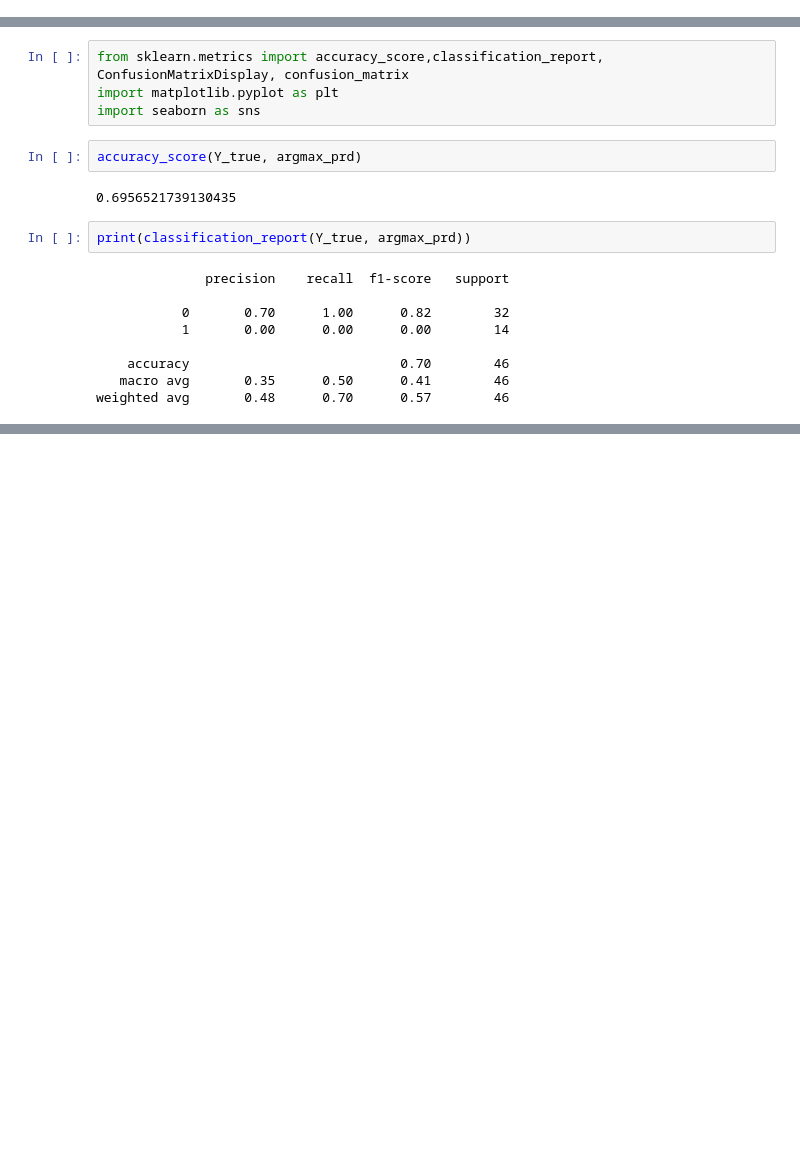
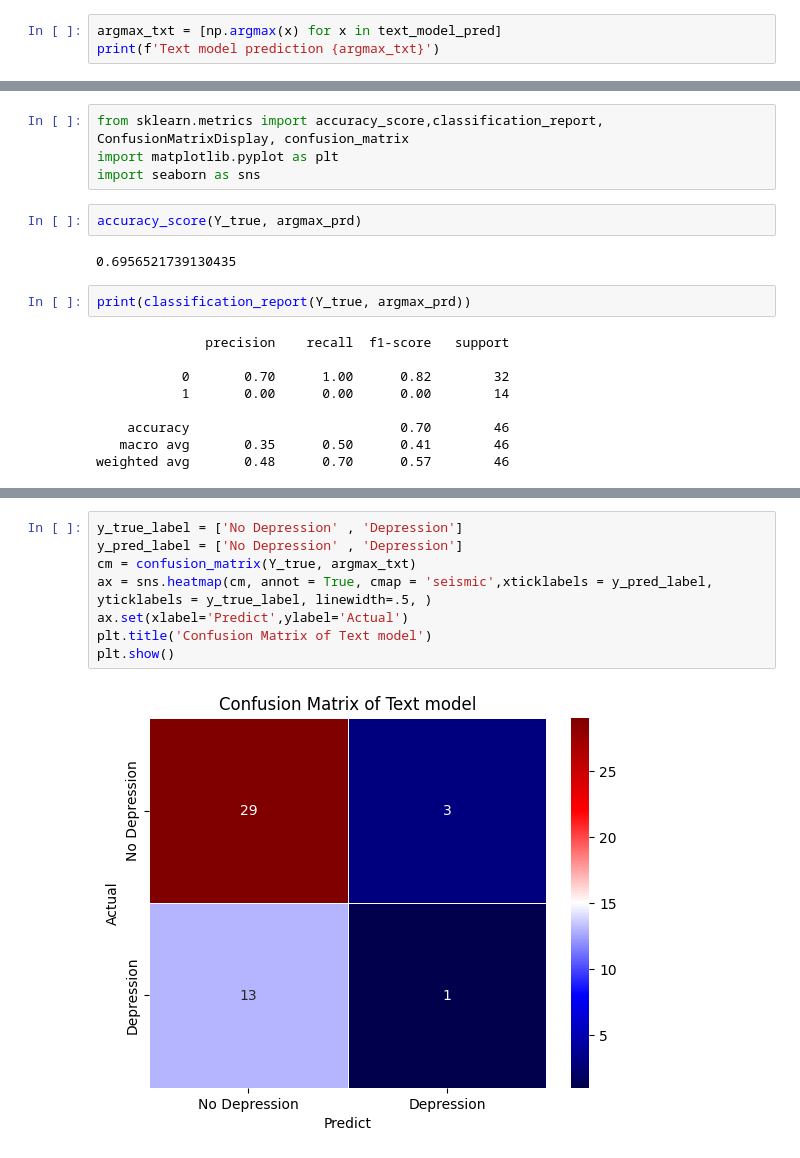
Before and after one commit to pongsapaks/Detection-depression, a Jupyter notebook: Fusion_network.ipynb, the cells around one changed output, grey strips where cells are left out. Cells and saved outputs as stored; diff of their text form; blank space fills up the shorter version.

```diff
--- a/Fusion_network.ipynb
+++ b/Fusion_network.ipynb
@@ -65,3 +70,6 @@ array([[9.41519900e-01, 1.19006618e-21],
        [2.67794850e-01, 1.35770992e-20],
        [8.00087750e-01, 4.39144811e-21],
        [9.78736900e-01, 4.36526915e-22]])
+# %%
+argmax_txt = [np.argmax(x) for x in text_model_pred]
+print(f'Text model prediction {argmax_txt}')
@@ -114,0 +129,10 @@ plt.show()
+# %%
+y_true_label = ['No Depression' , 'Depression']
+y_pred_label = ['No Depression' , 'Depression']
+cm = confusion_matrix(Y_true, argmax_txt)
+ax = sns.heatmap(cm, annot = True, cmap = 'seismic',xticklabels = y_pred_label, yticklabels = y_true_label, linewidth=.5, )
+ax.set(xlabel='Predict',ylabel='Actual')
+plt.title('Confusion Matrix of Text model')
+plt.show()
+# %% [output]
+[figure, added]
```
Also changed, not shown: parts of 9 cells of this notebook.
